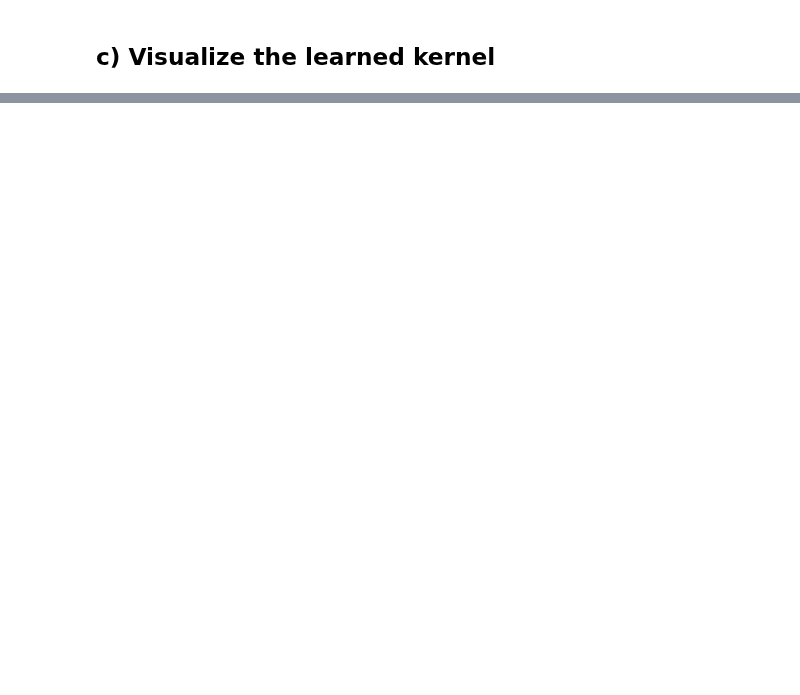
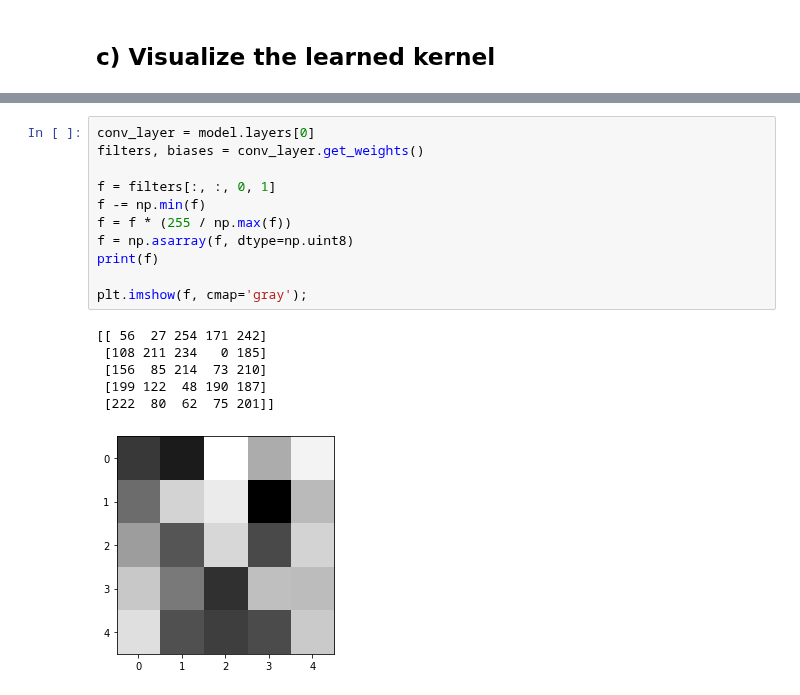
Before and after one commit to hekrause/htwg_mldl, a Jupyter notebook: Uebungen/Uebung06/Notebooks/CNN.ipynb, the cells around one changed output, grey strips where cells are left out. Cells and saved outputs as stored; diff of their text form; blank space fills up the shorter version.

```diff
--- a/Uebungen/Uebung06/Notebooks/CNN.ipynb
+++ b/Uebungen/Uebung06/Notebooks/CNN.ipynb
@@ -114,0 +138,18 @@ for j in range(cols):
+# %%
+conv_layer = model.layers[0]
+filters, biases = conv_layer.get_weights()
+
+f = filters[:, :, 0, 1]
+f -= np.min(f)
+f = f * (255 / np.max(f))
+f = np.asarray(f, dtype=np.uint8)
+print(f)
+
+plt.imshow(f, cmap='gray');
+# %% [output]
+[[ 56  27 254 171 242]
+ [108 211 234   0 185]
+ [156  85 214  73 210]
+ [199 122  48 190 187]
+ [222  80  62  75 201]]
+[figure, added]
```
Also changed, not shown: parts of 13 cells of this notebook.
